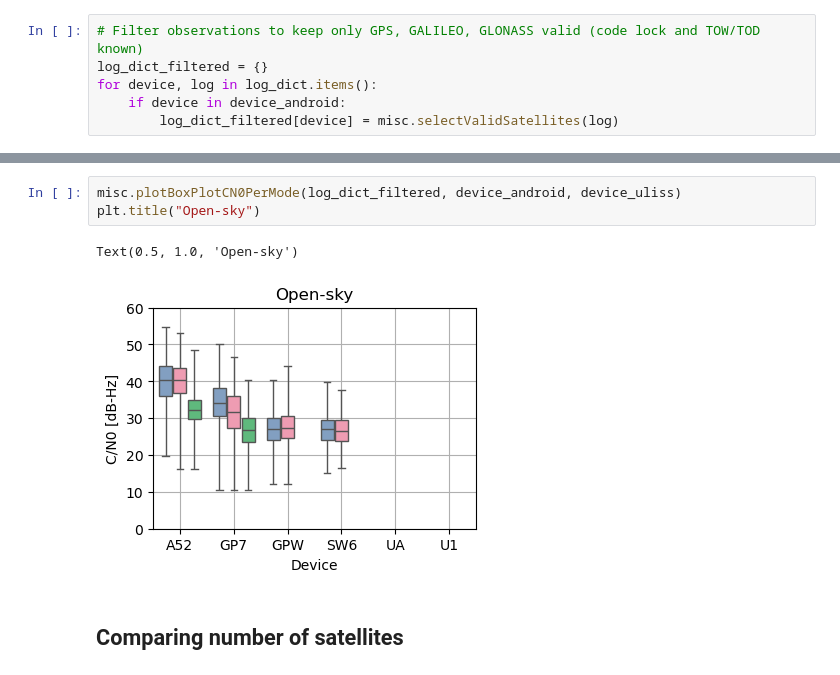
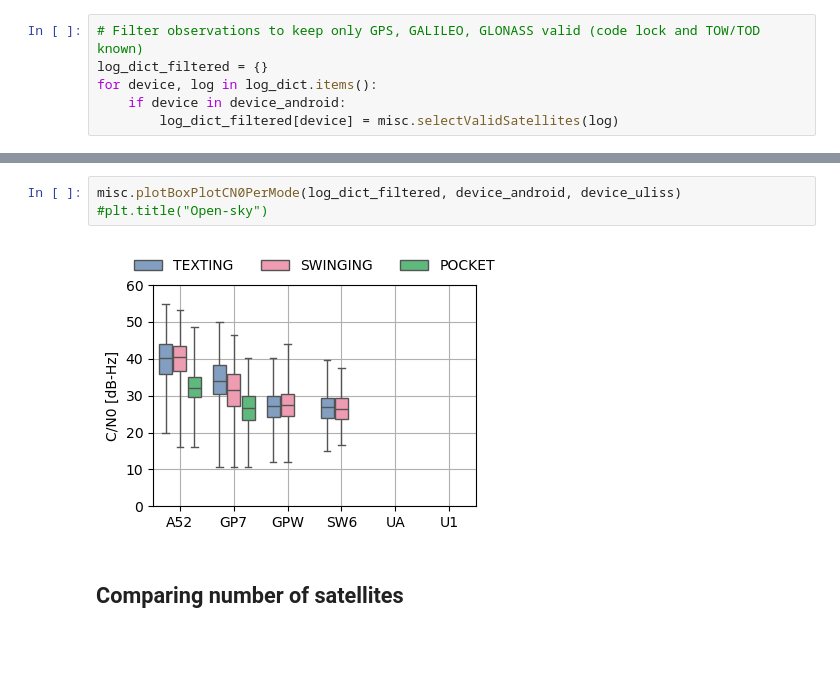
Before and after one commit to agrenier-gnss/MimirAnalyzer, a Jupyter notebook: 2024_Dataset_GEOLOC/measurement_analysis.ipynb, the cells around one changed output, grey strips where cells are left out. Saved outputs shown, nothing was run; the diff lists cells and outputs as text; blank space fills up the shorter version.

```diff
--- a/2024_Dataset_GEOLOC/measurement_analysis.ipynb
+++ b/2024_Dataset_GEOLOC/measurement_analysis.ipynb
@@ -265,9 +265,8 @@ misc.plotBoxPlotCN0PerMode(log_dict_filtered, device_android, device_uliss)
 # %%
 misc.plotBoxPlotCN0PerMode(log_dict_filtered, device_android, device_uliss)
-plt.title("Open-sky")
+#plt.title("Open-sky")
 # %% [output]
-Text(0.5, 1.0, 'Open-sky')
-[figure, old version]
+[figure, new version]
 # %% [markdown]
 ## Comparing number of satellites
 # %%
```
Also changed, not shown: parts of 23 cells of this notebook, 28 other files.
